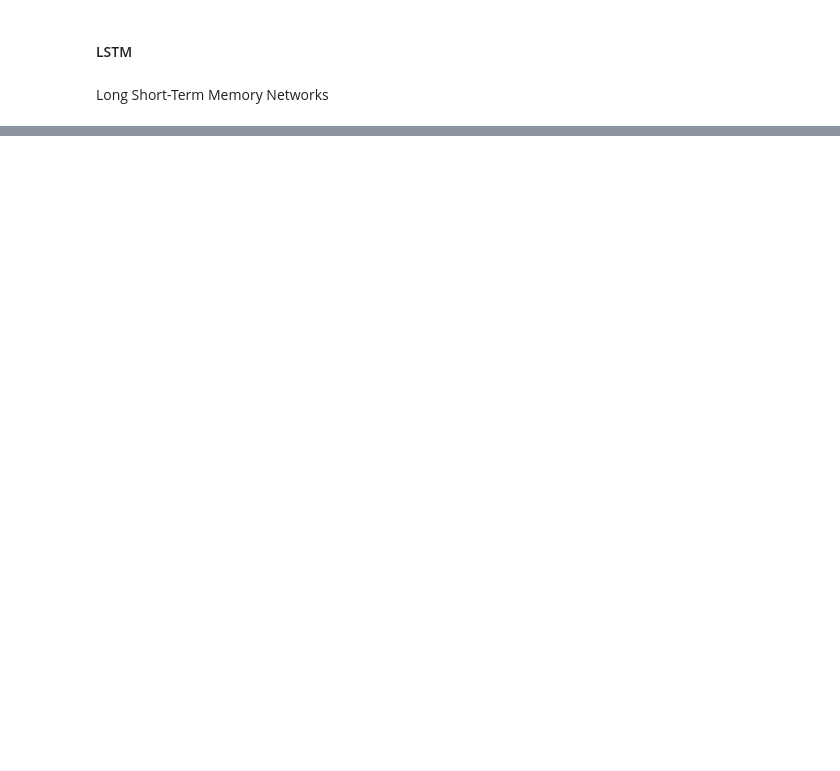
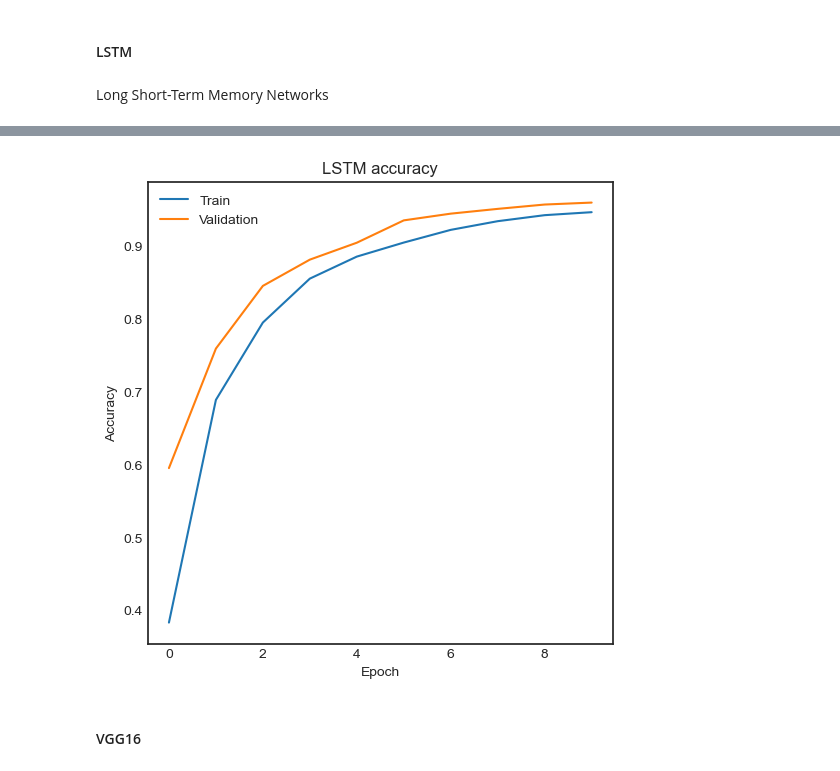
Before and after one commit to sehanks/DS400-Hanks, a Jupyter notebook: SER Modeling.ipynb, the cells around one changed output, grey strips where cells are left out. Saved outputs shown, nothing was run; the diff lists cells and outputs as text; code cells hidden in the pictures; blank space fills up the shorter version.

```diff
--- a/SER Modeling.ipynb
+++ b/SER Modeling.ipynb
@@ -100,3 +266,19 @@ Create an sequential CNN model
 #### LSTM
 # %% [markdown]
 Long Short-Term Memory Networks
+# %%
+model_lstm = keras.Sequential(name = 'SER-LSTM')
+
+model_lstm.add(LSTM(units = 64,
+                    return_sequences = True,
+                    input_shape = (X_train.shape[1], 1)))
+
+model_lstm.add(Dense(units = 64, activation = 'softmax'))
+
+model_lstm.add(Dropout(0.2))
+
+model_lstm.add(Flatten())
+
+model_lstm.add(Dense(units = 7, activation = 'softmax'))
+
+model_lstm.summary()
@@ -102,0 +305,10 @@ Long Short-Term Memory Networks
+# %%
+model_lstm.compile(optimizer = 'adam' ,
+              loss = 'categorical_crossentropy' ,
+              metrics = ['categorical_accuracy'])
+# %%
+history_lstm = model_lstm.fit(X_train,
+                    y_train,
+                    batch_size = 128,
+                    epochs = 10,
+                    validation_data = (X_test, y_test))
@@ -102,0 +346,15 @@ Long Short-Term Memory Networks
+# %%
+plt.figure(figsize = (6, 6))
+plt.title('LSTM accuracy')
+
+plt.plot(history_lstm.history['categorical_accuracy'])
+plt.plot(history_lstm.history['val_categorical_accuracy'])
+
+plt.ylabel('Accuracy')
+plt.xlabel('Epoch')
+plt.legend(['Train', 'Validation'], loc = 'upper left')
+plt.show()
+# %% [output]
+[figure, added]
+# %% [markdown]
+#### VGG16
```
Also changed, not shown: parts of 29 cells of this notebook.
